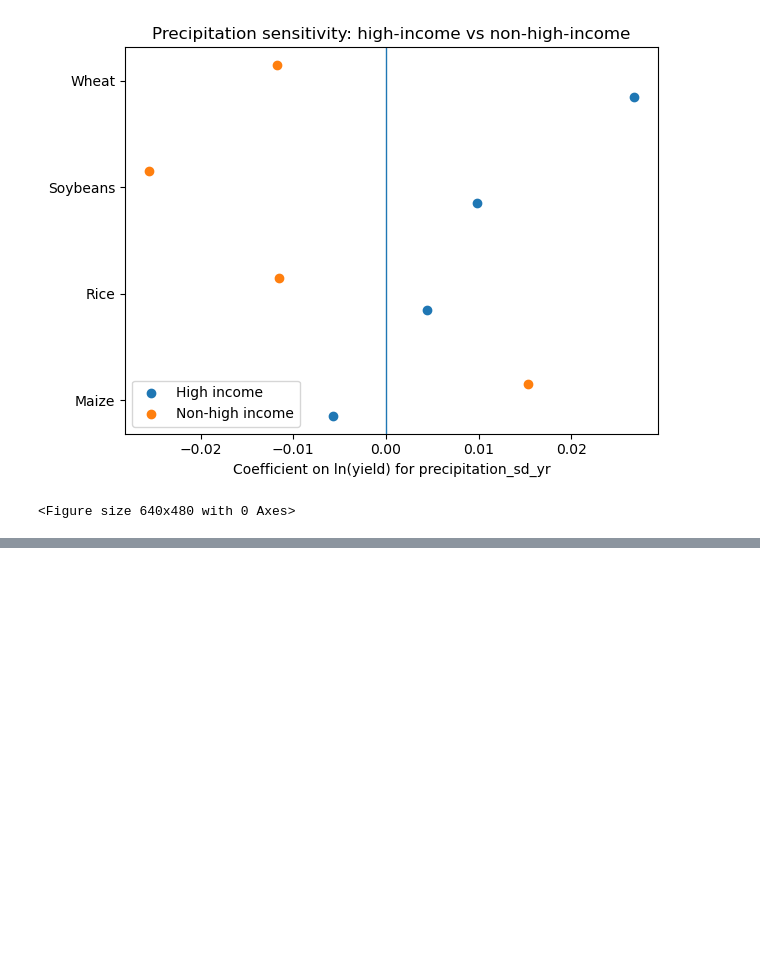
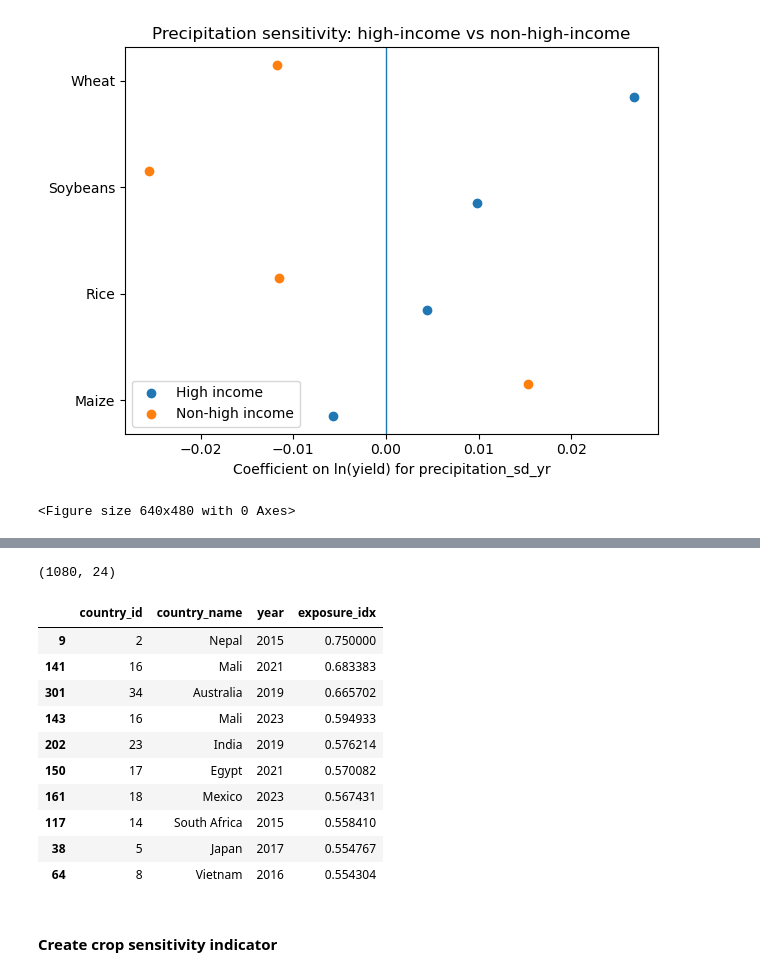
Before and after one commit to clareubc/521d_assignment, a Jupyter notebook: final_project/Final_Project.ipynb, the cells around one changed output, grey strips where cells are left out. Cells and saved outputs as stored; diff of their text form; code cells hidden in the pictures; blank space fills up the shorter version.

```diff
--- a/final_project/Final_Project.ipynb
+++ b/final_project/Final_Project.ipynb
@@ -843,0 +868,9 @@ plt.savefig("fig4_income_precip.png", dpi=300, bbox_inches="tight")
+# %%
+# creating RQ2 dataset
+df_rq2 = df_integrated.copy()
+
+# creating model data (no NAs)
+df_rq2_model = df_rq1.dropna(subset=["yield_kg_ha"]).copy()
+df_rq2_model.shape
+# %% [output]
+(1080, 24)
@@ -843,0 +954,51 @@ plt.savefig("fig4_income_precip.png", dpi=300, bbox_inches="tight")
+# %%
+# 5) Aggregated Exposure Index (individual crop index scores weighted by share of harvested area, country-year level)
+
+exposure_components = [
+    "heat_extremes_idx",
+    "mean_temp_stress_idx",
+    "precip_stress_idx",
+    "moisture_deficit_idx"
+]
+
+# Row-level exposure (country-year-crop)
+df_rq2["exposure_idx"] = df_rq2[exposure_components].mean(axis=1).clip(0, 1)
+
+# Compute total harvested area in each country-year
+df_rq2["total_area_country_year"] = (
+    df_rq2.groupby(["country_id", "year"])["area_harvested_ha"].transform("sum")
+)
+
+# Area weights
+df_rq2["area_weight"] = df_rq2["area_harvested_ha"] / df_rq2["total_area_country_year"]
+
+# Weighted contribution
+df_rq2["exposure_weighted_component"] = (
+    df_rq2["exposure_idx"] * df_rq2["area_weight"]
+)
+
+# Aggregate to country-year and name final index exposure_idx
+country_year_exposure = (
+    df_rq2
+    .groupby(["country_id", "country_name", "year"], as_index=False)
+    .agg(exposure_idx=("exposure_weighted_component", "sum"))
+)
+# %%
+# Sanity Check:Top 10 country–year exposure scores
+country_year_exposure.sort_values(
+    "exposure_idx", ascending=False
+).head(10)
+# %% [output]
+|  | country_id | country_name | year | exposure_idx |
+| 9 | 2 | Nepal | 2015 | 0.750000 |
+| 141 | 16 | Mali | 2021 | 0.683383 |
+| 301 | 34 | Australia | 2019 | 0.665702 |
+| 143 | 16 | Mali | 2023 | 0.594933 |
+| 202 | 23 | India | 2019 | 0.576214 |
+| 150 | 17 | Egypt | 2021 | 0.570082 |
+| 161 | 18 | Mexico | 2023 | 0.567431 |
+| 117 | 14 | South Africa | 2015 | 0.558410 |
+| 38 | 5 | Japan | 2017 | 0.554767 |
+| 64 | 8 | Vietnam | 2016 | 0.554304 |
+# %% [markdown]
+#### Create crop sensitivity indicator
```
Also changed, not shown: parts of 31 cells of this notebook, 1 other file.
